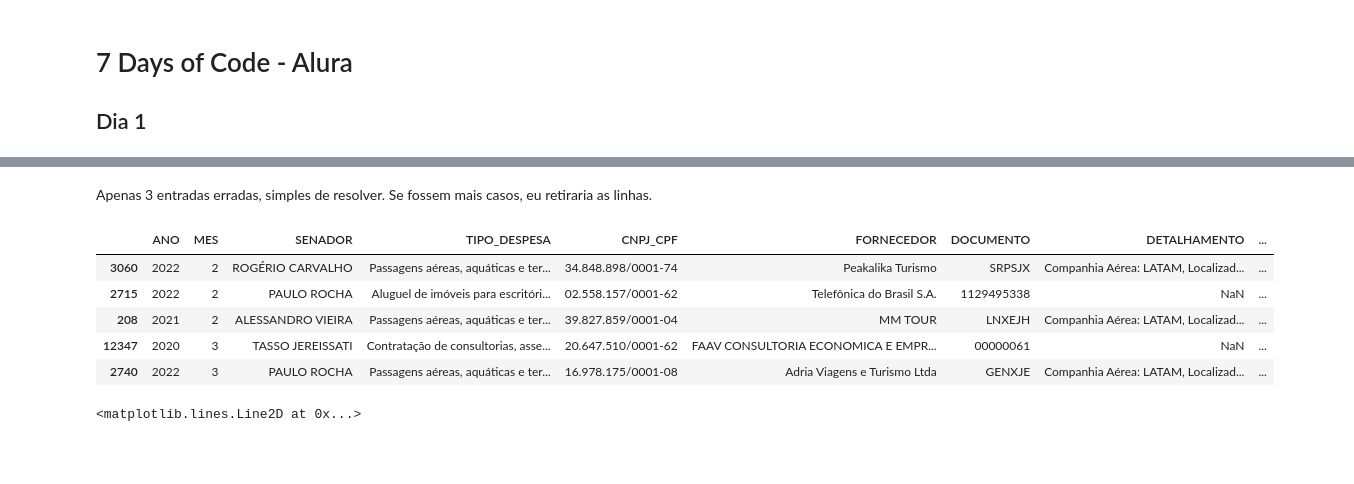
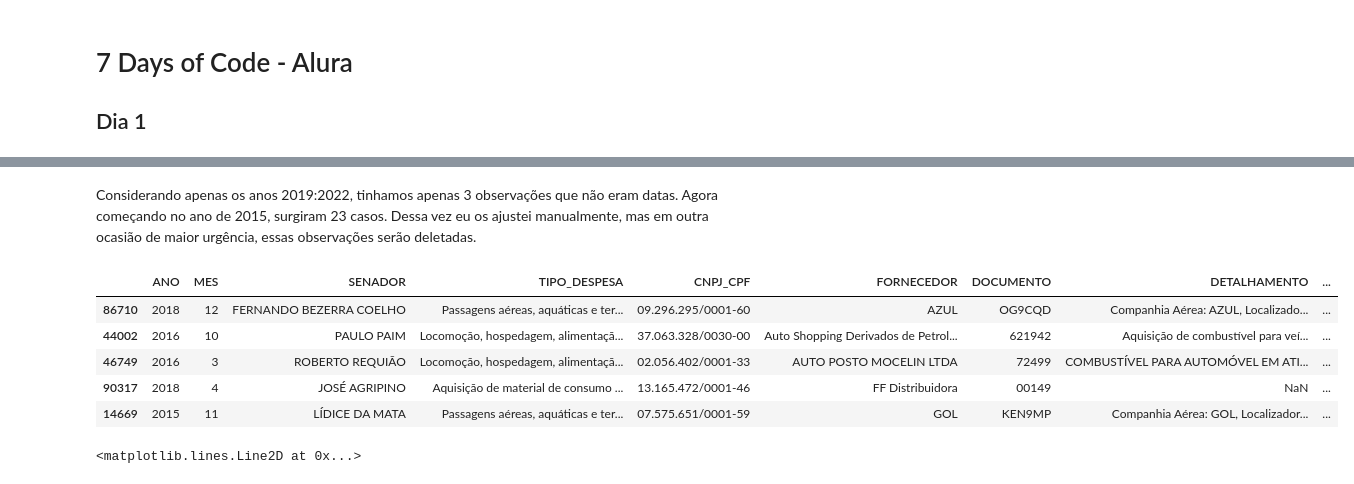
Before and after one commit to Victorium07/7DaysOfCode_Alura, a Jupyter notebook: SevenDaysOfCodeAlura.ipynb, the cells around one changed output, grey strips where cells are left out. Saved outputs shown, nothing was run; the diff lists cells and outputs as text; code cells hidden in the pictures; blank space fills up the shorter version.

```diff
--- a/SevenDaysOfCodeAlura.ipynb
+++ b/SevenDaysOfCodeAlura.ipynb
@@ -42,18 +58,19 @@ Data columns (total 11 columns):
-# %% [markdown]
-Apenas 3 entradas erradas, simples de resolver. Se fossem mais casos, eu retiraria as linhas.
+# %% [markdown]
+Considerando apenas os anos 2019:2022, tinhamos apenas 3 observações que não eram datas.
+Agora começando no ano de 2015, surgiram 23 casos. Dessa vez eu os ajustei manualmente, mas em outra ocasião de maior urgência, essas observações serão deletadas.
 # %%
 # fonte da solução: https://stackoverflow.com/questions/19350806/how-to-convert-columns-into-one-datetime-column-in-pandas
-correção = {'31/01/0219':'31/01/2019', '05/05/0202': '05/05/2020', '29/10/0202': '29/10/2020'}
+correção = {'Companhia Aérea: TAM, Localizador: YXGDSJ. Passageiros: JOSÉ SILVIO MONTEIRO (Matrícula 188223, COMISSIONADO), Voo: 3538 - BRASÍLIA/ARACAJU - 07/08/2015;': '07/08/2015','Companhia Aérea: AVIANCA, Localizador: ZNEU9F. Passageiros: EDUARDO ALVES DO AMORIM (Matrícula 234312, PARLAMENTAR), Voo: 6223 - ARACAJU/BRASÍLIA - 24/08/2015;': '24/08/2015','06/10/2915': '06/10/2015','26/08/0201': '26/08/2015','24/02/5015':'24/02/2015','22/04/0215':'22/04/2015','23/04/2015':'23/04/2015','08/05/5201':'08/05/2015','20/07/5017':'20/07/2017','02/04/3016':'02/04/2016','04/04/0216':'04/04/2016','31/10/0200':'31/10/2020','31/10/0206':'31/10/2016','06/02/1017':'06/02/2017','30/11/1201':'30/11/2017','13/02/0217':'13/02/2017','09/05/0208':'09/05/2018','16/11/1201':'16/11/2018','31/01/0219':'31/01/2019', '05/05/0202': '05/05/2020', '29/10/0202': '29/10/2020'}
 ceaps['DATA_CORRETA'] = ceaps['DATA_CORRETA'].fillna(pd.to_datetime(ceaps['DATA'].map(correção)))
 ceaps = ceaps[['ANO', 'MES', 'SENADOR', 'TIPO_DESPESA', 'CNPJ_CPF', 'FORNECEDOR', 'DOCUMENTO', 'DETALHAMENTO', 'VALOR_REEMBOLSADO', 'COD_DOCUMENTO', 'DATA_CORRETA']]
 ceaps.sort_values('DATA_CORRETA').head()
 # %% [output]
 |  | ANO | MES | SENADOR | TIPO_DESPESA | CNPJ_CPF | FORNECEDOR | DOCUMENTO | DETALHAMENTO | ... |
-| 3060 | 2022 | 2 | ROGÉRIO CARVALHO | Passagens aéreas, aquáticas e ter... | 34.848.898/0001-74 | Peakalika Turismo | SRPSJX | Companhia Aérea: LATAM, Localizad... | ... |
-| 2715 | 2022 | 2 | PAULO ROCHA | Aluguel de imóveis para escritóri... | 02.558.157/0001-62 | Telefônica do Brasil S.A. | 1129495338 | NaN | ... |
-| 208 | 2021 | 2 | ALESSANDRO VIEIRA | Passagens aéreas, aquáticas e ter... | 39.827.859/0001-04 | MM TOUR | LNXEJH | Companhia Aérea: LATAM, Localizad... | ... |
-| 12347 | 2020 | 3 | TASSO JEREISSATI | Contratação de consultorias, asse... | 20.647.510/0001-62 | FAAV CONSULTORIA ECONOMICA E EMPR... | 00000061 | NaN | ... |
-| 2740 | 2022 | 3 | PAULO ROCHA | Passagens aéreas, aquáticas e ter... | 16.978.175/0001-08 | Adria Viagens e Turismo Ltda | GENXJE | Companhia Aérea: LATAM, Localizad... | ... |
+| 86710 | 2018 | 12 | FERNANDO BEZERRA COELHO | Passagens aéreas, aquáticas e ter... | 09.296.295/0001-60 | AZUL | OG9CQD | Companhia Aérea: AZUL, Localizado... | ... |
+| 44002 | 2016 | 10 | PAULO PAIM | Locomoção, hospedagem, alimentaçã... | 37.063.328/0030-00 | Auto Shopping Derivados de Petrol... | 621942 | Aquisição de combustível para veí... | ... |
+| 46749 | 2016 | 3 | ROBERTO REQUIÃO | Locomoção, hospedagem, alimentaçã... | 02.056.402/0001-33 | AUTO POSTO MOCELIN LTDA | 72499 | COMBUSTÍVEL PARA AUTOMÓVEL EM ATI... | ... |
+| 90317 | 2018 | 4 | JOSÉ AGRIPINO | Aquisição de material de consumo ... | 13.165.472/0001-46 | FF Distribuidora | 00149 | NaN | ... |
+| 14669 | 2015 | 11 | LÍDICE DA MATA | Passagens aéreas, aquáticas e ter... | 07.575.651/0001-59 | GOL | KEN9MP | Companhia Aérea: GOL, Localizador... | ... |
 # %%
 ceaps.reset_index(inplace=True)
 # %%
```
Also changed, not shown: parts of 2 cells of this notebook.
